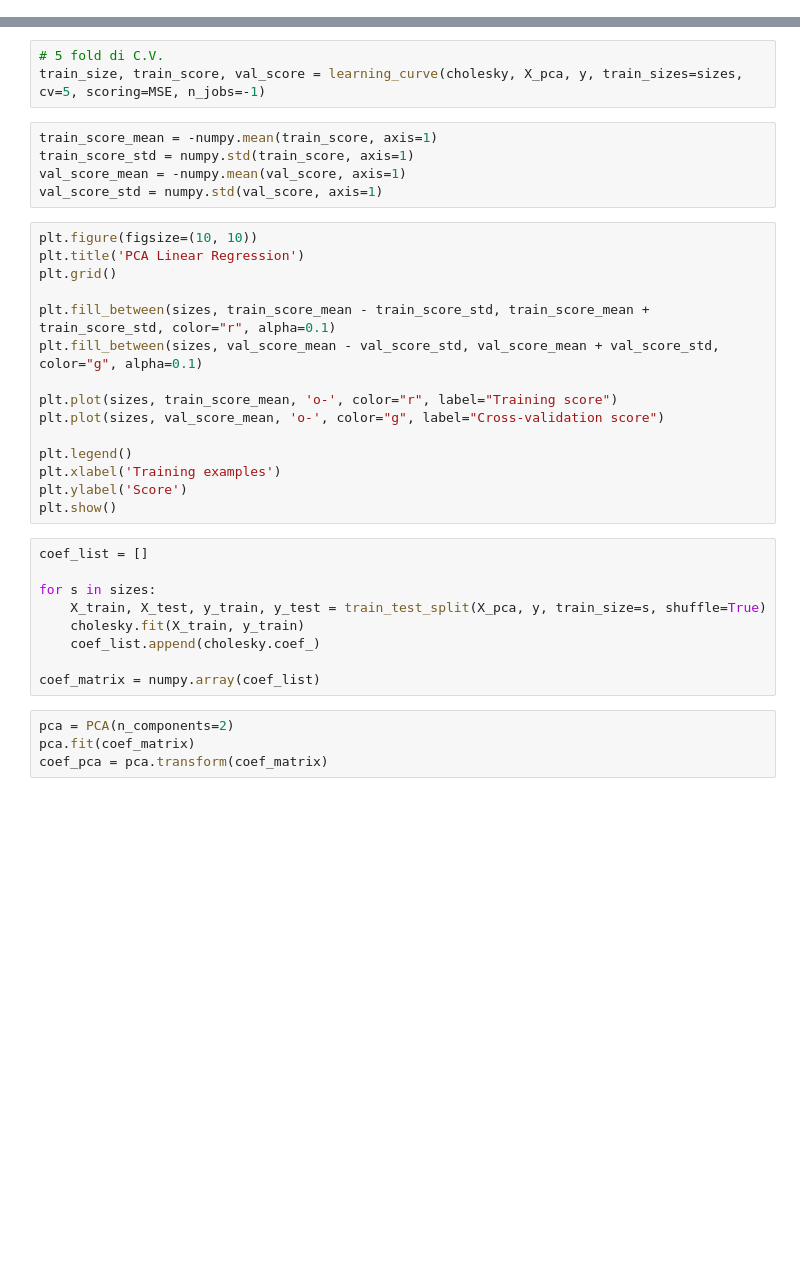
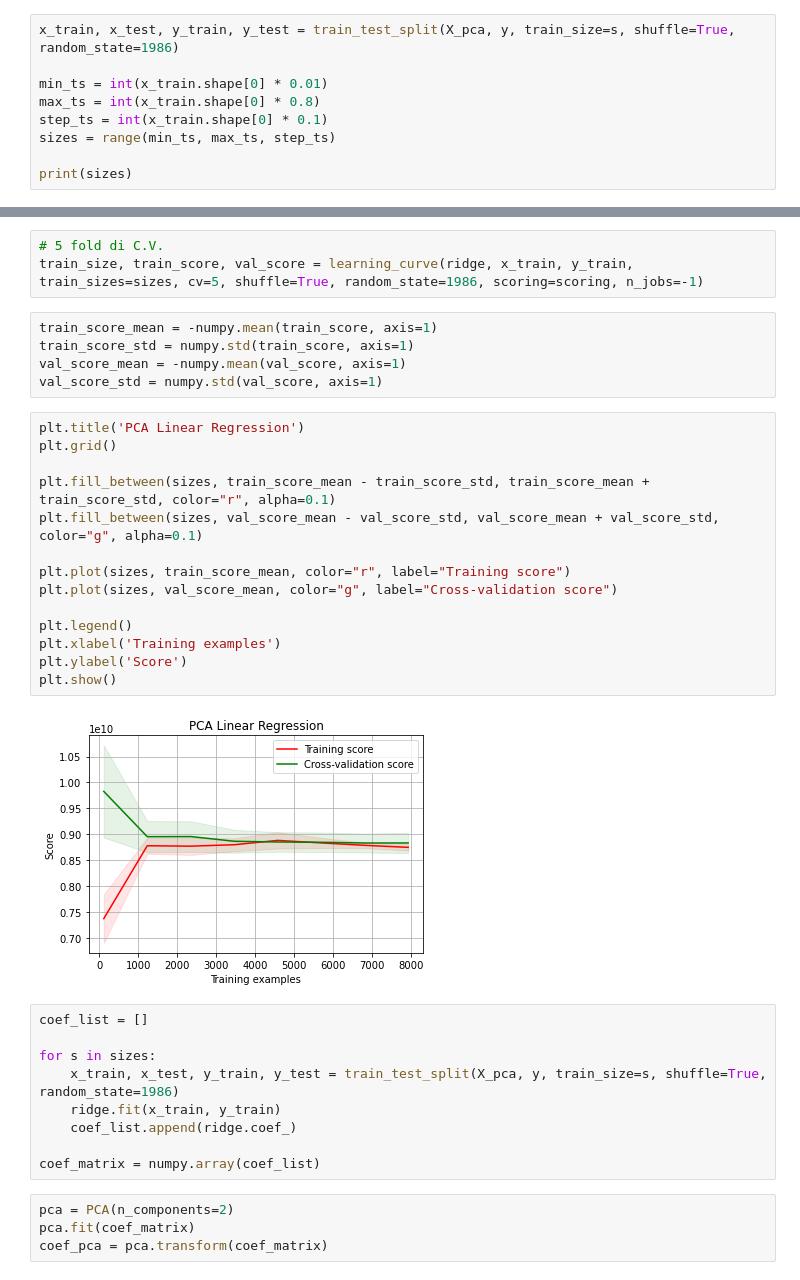
Before and after one commit to mikymaione/HousingPrices, a Jupyter notebook: SourceCode/HousingPrices/main.ipynb, the cells around one changed output, grey strips where cells are left out. Drawn from its saved outputs; the diff is of its cells as text; blank space fills up the shorter version.

```diff
--- a/SourceCode/HousingPrices/main.ipynb
+++ b/SourceCode/HousingPrices/main.ipynb
@@ -471,3 +485,12 @@ We project all the datapoints on the principal components. Then we check the lea
 pca = PCA(n_components=4)
 pca.fit(X)
 X_pca = pca.transform(X)
+# %%
+x_train, x_test, y_train, y_test = train_test_split(X_pca, y, train_size=s, shuffle=True, random_state=1986)
+
+min_ts = int(x_train.shape[0] * 0.01)
+max_ts = int(x_train.shape[0] * 0.8)
+step_ts = int(x_train.shape[0] * 0.1)
+sizes = range(min_ts, max_ts, step_ts)
+
+print(sizes)
@@ -474,33 +499,34 @@ X_pca = pca.transform(X)
 # %%
 # 5 fold di C.V.
-train_size, train_score, val_score = learning_curve(cholesky, X_pca, y, train_sizes=sizes, cv=5, scoring=MSE, n_jobs=-1)
+train_size, train_score, val_score = learning_curve(ridge, x_train, y_train, train_sizes=sizes, cv=5, shuffle=True, random_state=1986, scoring=scoring, n_jobs=-1)
 # %%
 train_score_mean = -numpy.mean(train_score, axis=1)
 train_score_std = numpy.std(train_score, axis=1)
 val_score_mean = -numpy.mean(val_score, axis=1)
 val_score_std = numpy.std(val_score, axis=1)
 # %%
-plt.figure(figsize=(10, 10))
 plt.title('PCA Linear Regression')
 plt.grid()
 
 plt.fill_between(sizes, train_score_mean - train_score_std, train_score_mean + train_score_std, color="r", alpha=0.1)
 plt.fill_between(sizes, val_score_mean - val_score_std, val_score_mean + val_score_std, color="g", alpha=0.1)
 
-plt.plot(sizes, train_score_mean, 'o-', color="r", label="Training score")
-plt.plot(sizes, val_score_mean, 'o-', color="g", label="Cross-validation score")
+plt.plot(sizes, train_score_mean, color="r", label="Training score")
+plt.plot(sizes, val_score_mean, color="g", label="Cross-validation score")
 
 plt.legend()
 plt.xlabel('Training examples')
 plt.ylabel('Score')
 plt.show()
+# %% [output]
+[figure, added]
 # %%
 coef_list = []
 
 for s in sizes:
-    X_train, X_test, y_train, y_test = train_test_split(X_pca, y, train_size=s, shuffle=True)
-    cholesky.fit(X_train, y_train)
-    coef_list.append(cholesky.coef_)
+    x_train, x_test, y_train, y_test = train_test_split(X_pca, y, train_size=s, shuffle=True, random_state=1986)
+    ridge.fit(x_train, y_train)
+    coef_list.append(ridge.coef_)
 
 coef_matrix = numpy.array(coef_list)
 # %%
```
Also changed, not shown: parts of 32 cells of this notebook.
